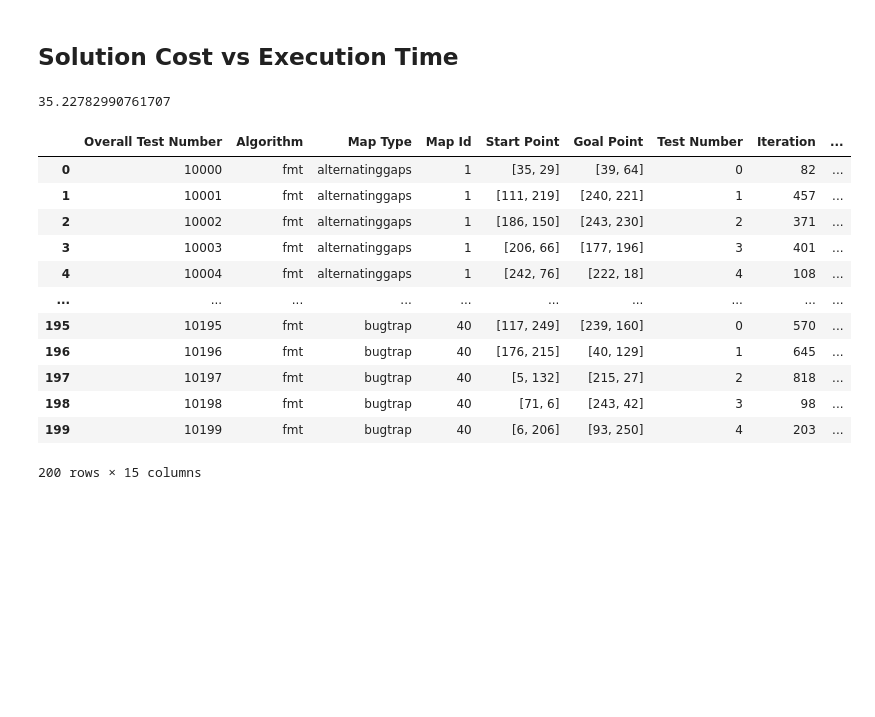
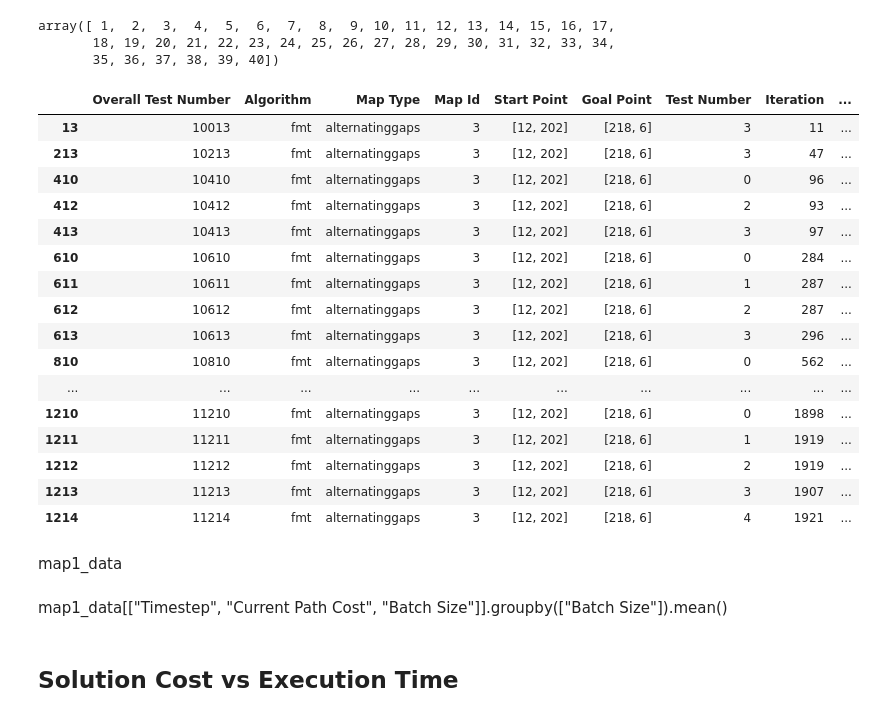
Before and after one commit to SumantBagri/Sampling-Based-Asymptotically-Optimal-Path-Planning-Algorithms, a Jupyter notebook: src/results.ipynb, the cells around one changed output. Saved outputs shown, nothing was run; the diff lists cells and outputs as text; code cells hidden in the pictures; blank space fills up the shorter version.

```diff
--- a/src/results.ipynb
+++ b/src/results.ipynb
@@ -30,6 +31,32 @@ ddf
+# %%
+ddf["Map Id"].unique()
+# %% [output]
+array([ 1,  2,  3,  4,  5,  6,  7,  8,  9, 10, 11, 12, 13, 14, 15, 16, 17,
+       18, 19, 20, 21, 22, 23, 24, 25, 26, 27, 28, 29, 30, 31, 32, 33, 34,
+       35, 36, 37, 38, 39, 40])
+# %%
+ddf[(ddf["Map Id"] == 3) & (ddf["Any Path Found"])]
+# %% [output]
+|  | Overall Test Number | Algorithm | Map Type | Map Id | Start Point | Goal Point | Test Number | Iteration | ... |
+| 13 | 10013 | fmt | alternatinggaps | 3 | [12, 202] | [218, 6] | 3 | 11 | ... |
+| 213 | 10213 | fmt | alternatinggaps | 3 | [12, 202] | [218, 6] | 3 | 47 | ... |
+| 410 | 10410 | fmt | alternatinggaps | 3 | [12, 202] | [218, 6] | 0 | 96 | ... |
+| 412 | 10412 | fmt | alternatinggaps | 3 | [12, 202] | [218, 6] | 2 | 93 | ... |
+| 413 | 10413 | fmt | alternatinggaps | 3 | [12, 202] | [218, 6] | 3 | 97 | ... |
+| 610 | 10610 | fmt | alternatinggaps | 3 | [12, 202] | [218, 6] | 0 | 284 | ... |
+| 611 | 10611 | fmt | alternatinggaps | 3 | [12, 202] | [218, 6] | 1 | 287 | ... |
+| 612 | 10612 | fmt | alternatinggaps | 3 | [12, 202] | [218, 6] | 2 | 287 | ... |
+| 613 | 10613 | fmt | alternatinggaps | 3 | [12, 202] | [218, 6] | 3 | 296 | ... |
+| 810 | 10810 | fmt | alternatinggaps | 3 | [12, 202] | [218, 6] | 0 | 562 | ... |
+| ... | ... | ... | ... | ... | ... | ... | ... | ... | ... |
+| 1210 | 11210 | fmt | alternatinggaps | 3 | [12, 202] | [218, 6] | 0 | 1898 | ... |
+| 1211 | 11211 | fmt | alternatinggaps | 3 | [12, 202] | [218, 6] | 1 | 1919 | ... |
+| 1212 | 11212 | fmt | alternatinggaps | 3 | [12, 202] | [218, 6] | 2 | 1919 | ... |
+| 1213 | 11213 | fmt | alternatinggaps | 3 | [12, 202] | [218, 6] | 3 | 1907 | ... |
+| 1214 | 11214 | fmt | alternatinggaps | 3 | [12, 202] | [218, 6] | 4 | 1921 | ... |
+# %% [markdown]
+map1_data
+# %% [markdown]
+map1_data[["Timestep", "Current Path Cost", "Batch Size"]].groupby(["Batch Size"]).mean()
 # %% [markdown]
 ## Solution Cost vs Execution Time
-# %%
-np.linalg.norm(np.subtract(lv(ddf["Start Point"][0]), lv(ddf["Goal Point"][0])))
-# %% [output]
-35.22782990761707
@@ -42,16 +62,0 @@ ddf["norm_cost"] = ddf["Current Path Cost"]/ed
-# %%
-ddf
-# %% [output]
-|  | Overall Test Number | Algorithm | Map Type | Map Id | Start Point | Goal Point | Test Number | Iteration | ... |
-| 0 | 10000 | fmt | alternatinggaps | 1 | [35, 29] | [39, 64] | 0 | 82 | ... |
-| 1 | 10001 | fmt | alternatinggaps | 1 | [111, 219] | [240, 221] | 1 | 457 | ... |
-| 2 | 10002 | fmt | alternatinggaps | 1 | [186, 150] | [243, 230] | 2 | 371 | ... |
-| 3 | 10003 | fmt | alternatinggaps | 1 | [206, 66] | [177, 196] | 3 | 401 | ... |
-| 4 | 10004 | fmt | alternatinggaps | 1 | [242, 76] | [222, 18] | 4 | 108 | ... |
-| ... | ... | ... | ... | ... | ... | ... | ... | ... | ... |
-| 195 | 10195 | fmt | bugtrap | 40 | [117, 249] | [239, 160] | 0 | 570 | ... |
-| 196 | 10196 | fmt | bugtrap | 40 | [176, 215] | [40, 129] | 1 | 645 | ... |
-| 197 | 10197 | fmt | bugtrap | 40 | [5, 132] | [215, 27] | 2 | 818 | ... |
-| 198 | 10198 | fmt | bugtrap | 40 | [71, 6] | [243, 42] | 3 | 98 | ... |
-| 199 | 10199 | fmt | bugtrap | 40 | [6, 206] | [93, 250] | 4 | 203 | ... |
-200 rows × 15 columns
```
Also changed, not shown: parts of 8 cells of this notebook, 2 other files.
